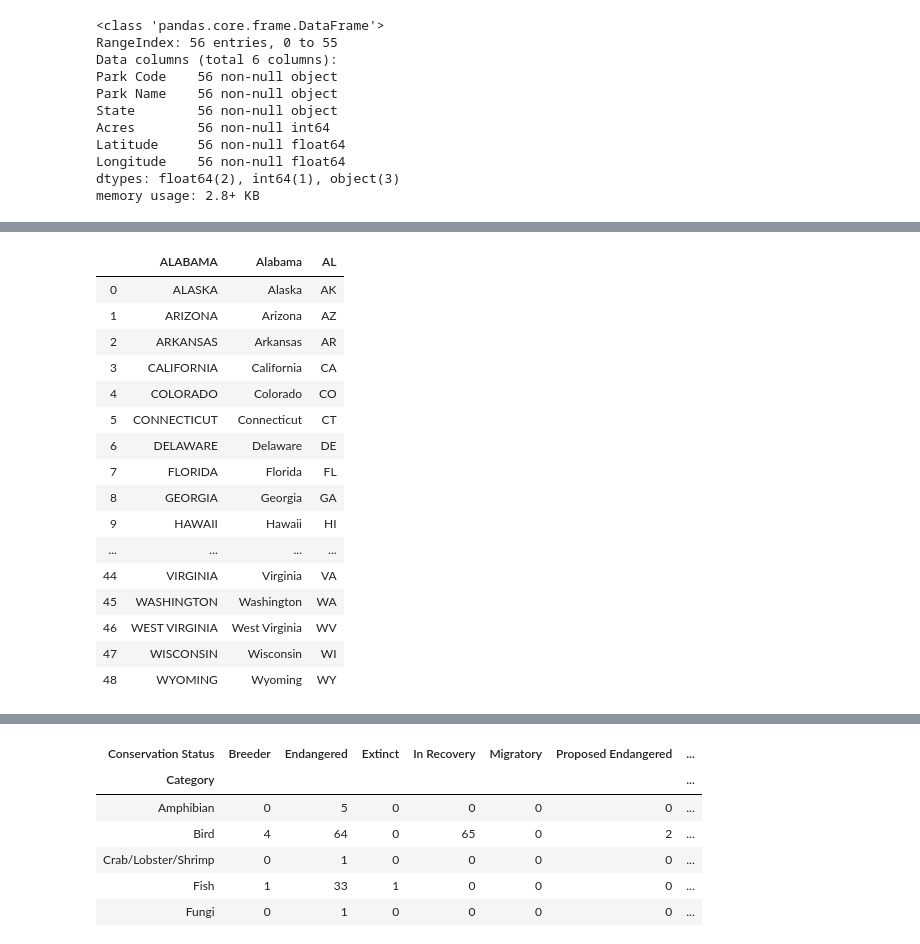
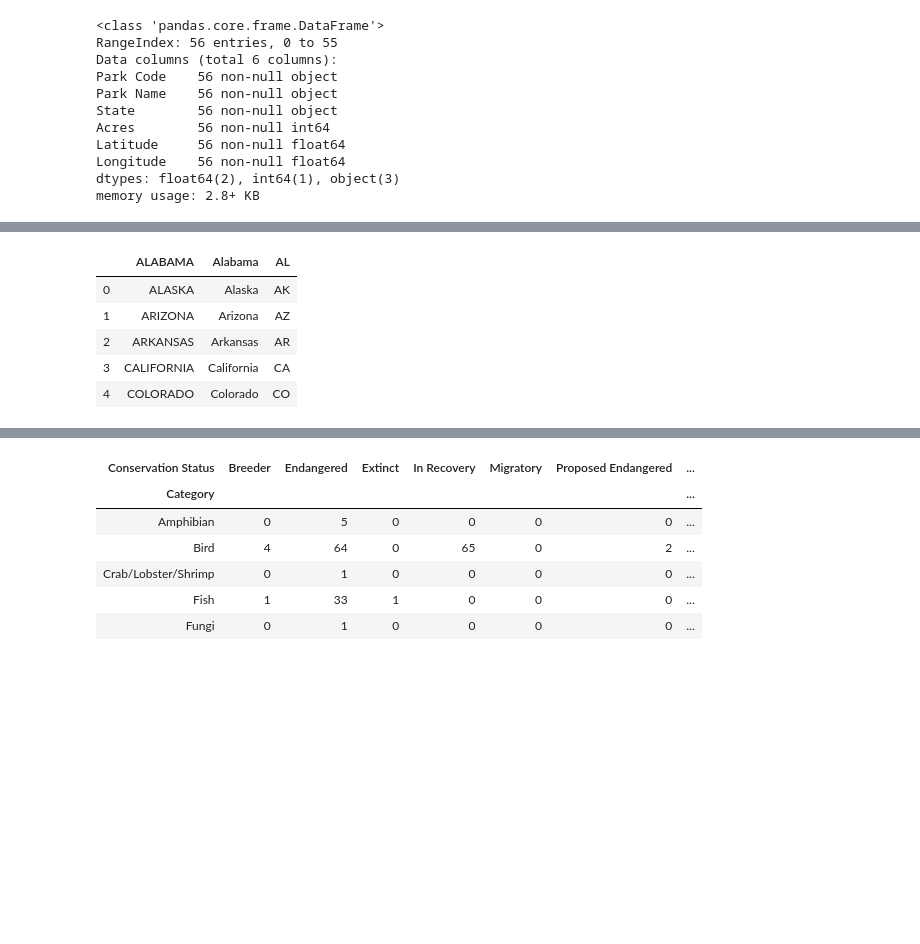
Before and after one commit to ThoaShook/project8, a Jupyter notebook: Park_Diversity.ipynb, the cells around one changed output, grey strips where cells are left out. Cells and saved outputs as stored; diff of their text form; code cells hidden in the pictures; blank space fills up the shorter version.

```diff
--- a/Park_Diversity.ipynb
+++ b/Park_Diversity.ipynb
@@ -56,22 +34,11 @@ dtype: int64
 # %%
 df_states = pd.read_csv('us_states.csv')
-df_states
+df_states.head()
 # %% [output]
 |  | ALABAMA | Alabama | AL |
 | 0 | ALASKA | Alaska | AK |
 | 1 | ARIZONA | Arizona | AZ |
 | 2 | ARKANSAS | Arkansas | AR |
 | 3 | CALIFORNIA | California | CA |
 | 4 | COLORADO | Colorado | CO |
-| 5 | CONNECTICUT | Connecticut | CT |
-| 6 | DELAWARE | Delaware | DE |
-| 7 | FLORIDA | Florida | FL |
-| 8 | GEORGIA | Georgia | GA |
-| 9 | HAWAII | Hawaii | HI |
-| ... | ... | ... | ... |
-| 44 | VIRGINIA | Virginia | VA |
-| 45 | WASHINGTON | Washington | WA |
-| 46 | WEST VIRGINIA | West Virginia | WV |
-| 47 | WISCONSIN | Wisconsin | WI |
-| 48 | WYOMING | Wyoming | WY |
 # %%
```
Also changed, not shown: parts of 6 cells of this notebook.
